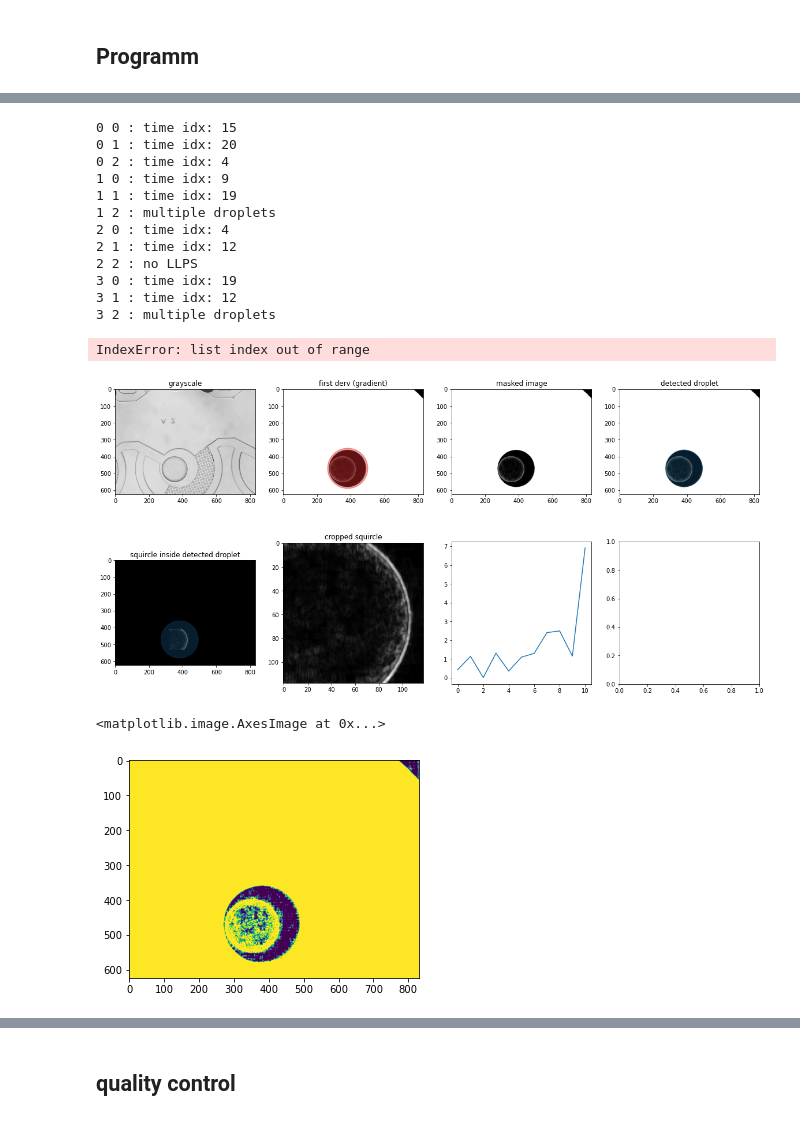
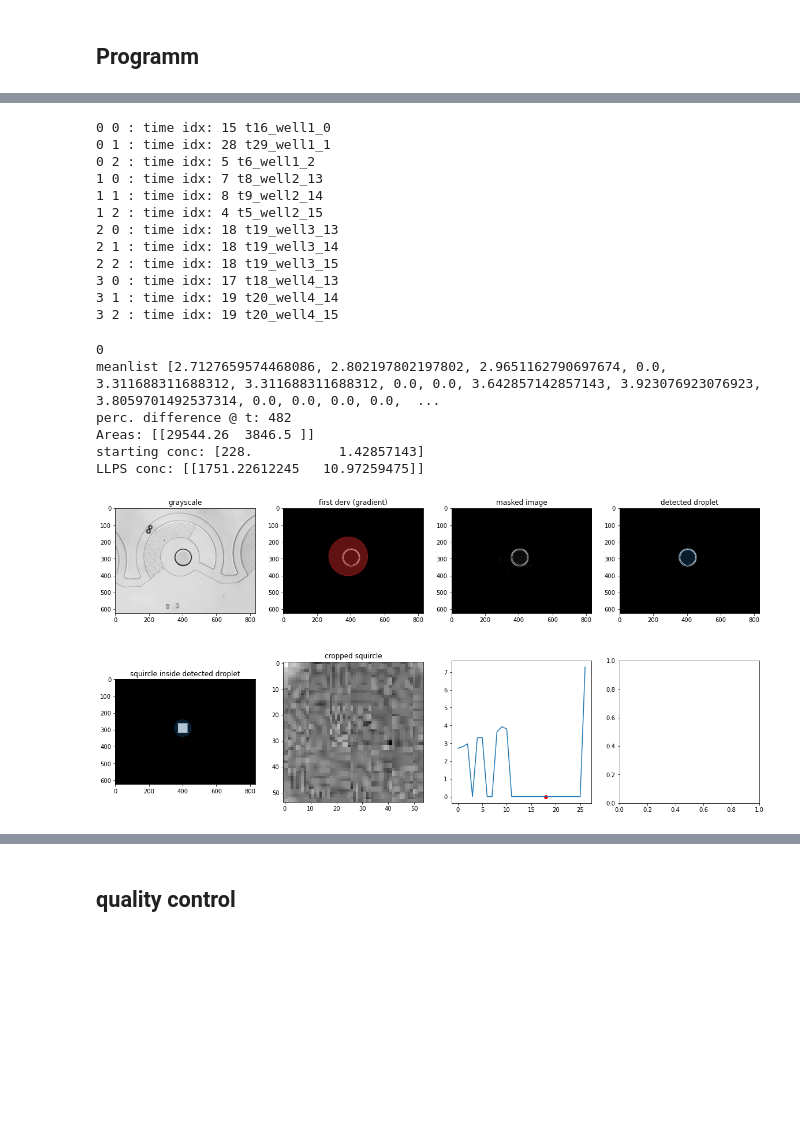
Before and after one commit to cfsb618/PyPhaseChip, a Jupyter notebook: pyphasechip.ipynb, the cells around one changed output, grey strips where cells are left out. Drawn from its saved outputs; the diff is of its cells as text; code cells hidden in the pictures; blank space fills up the shorter version.

Commit message:
Implemented new image manipulation before droplet detection and prior LLPS detection. Works pretty well, 10/12 wells get detected correctly

```diff
--- a/pyphasechip.ipynb
+++ b/pyphasechip.ipynb
@@ -155,8 +155,8 @@ for conc_nr in range(number_of_diff_conc): # for n_rows_per_conc in range(2):
                 if time_idx == 0:
                     areas[0, 0] = droplet_arr[0, 3]
 
-                llps_status, areas, mean_list, droplet_arr, squi, cro_squi, n_0 = pypc.detect_LLPS(percental_threshold, droplet_arr, llps_status, masked_img, time_idx, areas, mean_list, droplet_found, n_0)
-
+                llps_status, areas, mean_list, droplet_arr, squi, cro_squi, n_0 = pypc.detect_LLPS(percental_threshold, droplet_arr, llps_status, image, time_idx, areas, mean_list, droplet_found, n_0)
+                                                                                                                                                # masked_img
                 # if noise is too high, ignore droplet
                 # later: change "multiplet droplets" to "ignore well"
                 if n_0 > 400:
@@ -255,28 +255,28 @@ status: droplet_found: True
 for c in range(0, number_of_diff_conc):
     for w in range(0, n_wells):
         if 'time idx' in time_resolution[0][c][w]:
-            print(c, w, ":", "time idx:", time_resolution[0][c][w]['time idx'])
+            print(c, w, ":", "time idx:", time_resolution[0][c][w]['time idx'], time_resolution[0][c][w]['LLPS name'])
         elif time_resolution[0][c][w]['multiple droplets'] > 3:
             print(c, w, ":", "multiple droplets")
         else:
             print(c, w, ":", "no LLPS")
 # %% [output]
-0 0 : time idx: 15
-0 1 : time idx: 20
-0 2 : time idx: 4
-1 0 : time idx: 9
-1 1 : time idx: 19
-1 2 : multiple droplets
-2 0 : time idx: 4
-2 1 : time idx: 12
-2 2 : no LLPS
-3 0 : time idx: 19
-3 1 : time idx: 12
-3 2 : multiple droplets
+0 0 : time idx: 15 t16_well1_0
+0 1 : time idx: 28 t29_well1_1
+0 2 : time idx: 5 t6_well1_2
+1 0 : time idx: 7 t8_well2_13
+1 1 : time idx: 8 t9_well2_14
+1 2 : time idx: 4 t5_well2_15
+2 0 : time idx: 18 t19_well3_13
+2 1 : time idx: 18 t19_well3_14
+2 2 : time idx: 18 t19_well3_15
+3 0 : time idx: 17 t18_well4_13
+3 1 : time idx: 19 t20_well4_14
+3 2 : time idx: 19 t20_well4_15
 # %%
-c = 3
+c = 0
 w = 1
-t = 12
+t = 18
 
 
 image = time_resolution[t][c][w]['gray'].copy()
@@ -300,33 +300,38 @@ axs[0, 1].set_title("first derv (gradient)")
 circle = plt.Circle((xw, yw), rw, color='tab:red', alpha=0.45)
 axs[0, 1].add_patch(circle)
 
 axs[0, 2].imshow(img, cmap="gray")
 axs[0, 2].set_title("masked image")
 
-axs[0, 3].imshow(img, cmap="gray")
+axs[0, 3].imshow(time_resolution[t][c][w]['grad2'], cmap="gray")
 axs[0, 3].set_title("detected droplet")
 circle = plt.Circle((xd, yd), rd, color='tab:blue', alpha=0.25)
 axs[0, 3].add_patch(circle)
 
 axs[1, 0].imshow(time_resolution[t][c][w]['squ'], cmap="gray")
 axs[1, 0].set_title("squircle inside detected droplet")
 circle = plt.Circle((xd, yd), rd, color='tab:blue', alpha=0.25)
 axs[1, 0].add_patch(circle)
 
 axs[1, 1].imshow(time_resolution[t][c][w]['cro squ'], cmap="gray")
 axs[1, 1].set_title("cropped squircle")
 
 axs[1, 2].plot(np.arange(len(time_resolution[0][c][w]['mean list'])), time_resolution[0][c][w]['mean list'])
 axs[1, 2].scatter(t, time_resolution[0][c][w]['mean list'][t], color='red')
 
 blurrr = cv2.dilate(time_resolution[t][c][w]['cro squ'], (5,5))
 print(blurrr.shape[0]*blurrr.shape[0] - np.count_nonzero(blurrr))
 
 print("meanlist", time_resolution[0][c][w]['mean list'], "; mean:", np.mean(time_resolution[0][c][w]['mean list']))
 print("perc. difference @ t:", int((time_resolution[0][c][w]['mean list'][-1]/np.mean(time_resolution[0][c][w]['mean list'])*100-100)))
 print("Areas:", time_resolution[0][c][w]['areas'])
 print("starting conc:", starting_concentrations[c])
 print("LLPS conc:", time_resolution[0][c][w]['LLPS conc'])
 # %% [output]
-IndexError: list index out of range
+0
+meanlist [2.7127659574468086, 2.802197802197802, 2.9651162790697674, 0.0, 3.311688311688312, 3.311688311688312, 0.0, 0.0, 3.642857142857143, 3.923076923076923, 3.8059701492537314, 0.0, 0.0, 0.0, 0.0,  ...
+perc. difference @ t: 482
+Areas: [[29544.26  3846.5 ]]
+starting conc: [228.           1.42857143]
+LLPS conc: [[1751.22612245   10.97259475]]
-[figure, old version]
+[figure, new version]
@@ -349,6 +356,3 @@ import cv2
 grad = first_derivative(img)
 ret, imggg = cv2.threshold(img, 5, 255, cv2.THRESH_BINARY)
 plt.imshow(imggg)
-# %% [output]
-<matplotlib.image.AxesImage at 0x...>
-[figure, removed]
```
Also changed, not shown: parts of 5 cells of this notebook, 2 other files.
